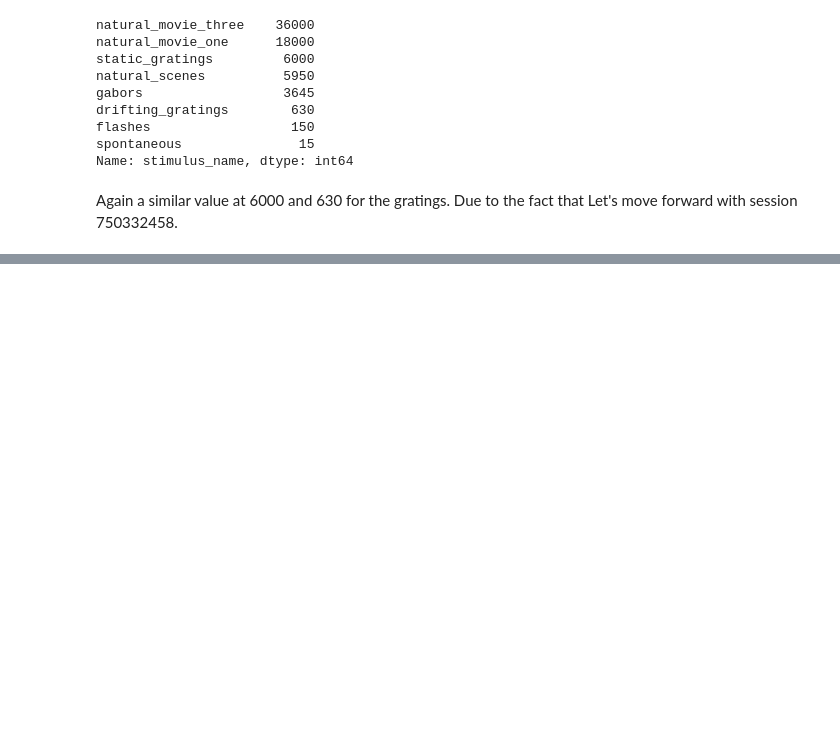
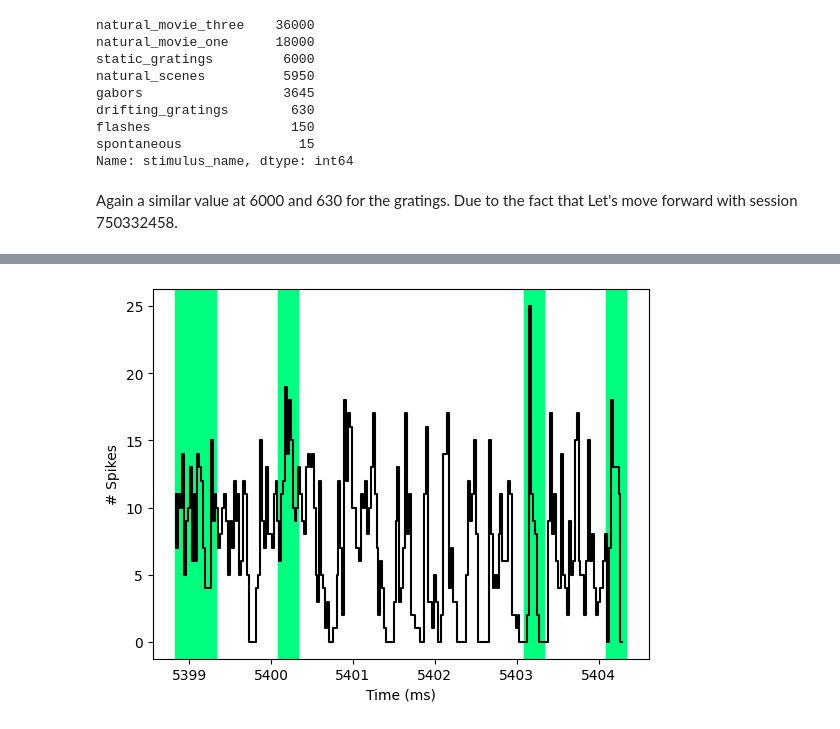
Before and after one commit to tebe-nigrelli/MMN-Group-Project, a Jupyter notebook: first.ipynb, the cells around one changed output, grey strips where cells are left out. Cells and saved outputs as stored; diff of their text form; code cells hidden in the pictures; blank space fills up the shorter version.

```diff
--- a/first.ipynb
+++ b/first.ipynb
@@ -114,0 +217,19 @@ Again a similar value at 6000 and 630 for the gratings. Due to the fact that Let
+# %%
+drifting_gratings_ind = drifting_gratings.index.values
+
+visam_ids = session2.units[session2.units["ecephys_structure_acronym"] == "VISam"].index.values
+
+
+spike_times_drifting = session2.presentationwise_spike_times(
+    stimulus_presentation_ids=drifting_gratings_ind,
+    unit_ids =visam_ids
+)
+
+n = spike_times_drifting["stimulus_presentation_id"].nunique()
+print(f"There is {n} number of images")
+
+first_id = spike_times_drifting["stimulus_presentation_id"].iloc[0]
+
+no_spikes = len(spike_times_drifting[spike_times_drifting["stimulus_presentation_id"] == first_id])
+
+print(f"Number of spikes for a single stimulus is {no_spikes} times")
@@ -114,0 +285,28 @@ Again a similar value at 6000 and 630 for the gratings. Due to the fact that Let
+# %%
+visam_spikes = np.array([])
+for id in visam_ids:
+    spikes = session2.spike_times[id]
+    visam_spikes = np.concatenate((visam_spikes, spikes[(spikes > first_spiket) & (spikes < last_spiket)]))
+
+#Computation of inter-event interval is the same as before
+av_iei = np.mean(np.diff(spikes_first.index.values))
+dt = 2*av_iei
+bins = np.arange(first_spiket, last_spiket, dt)
+firingrate, edges = np.histogram(visam_spikes, bins=bins)
+
+del visam_spikes
+
+
+#Same image!
+plt.figure()
+center_edges = (edges[:-1] + edges[1:])/2
+plt.step(center_edges, firingrate, color="black")
+
+for t0, tf in zip(staticstart, staticend):
+    plt.axvspan(t0, tf, color="springgreen")
+
+plt.xlabel("Time (ms)")
+plt.ylabel("# Spikes")
+plt.show()
+# %% [output]
+[figure, added]
```
Also changed, not shown: parts of 17 cells of this notebook, 1 other file.
